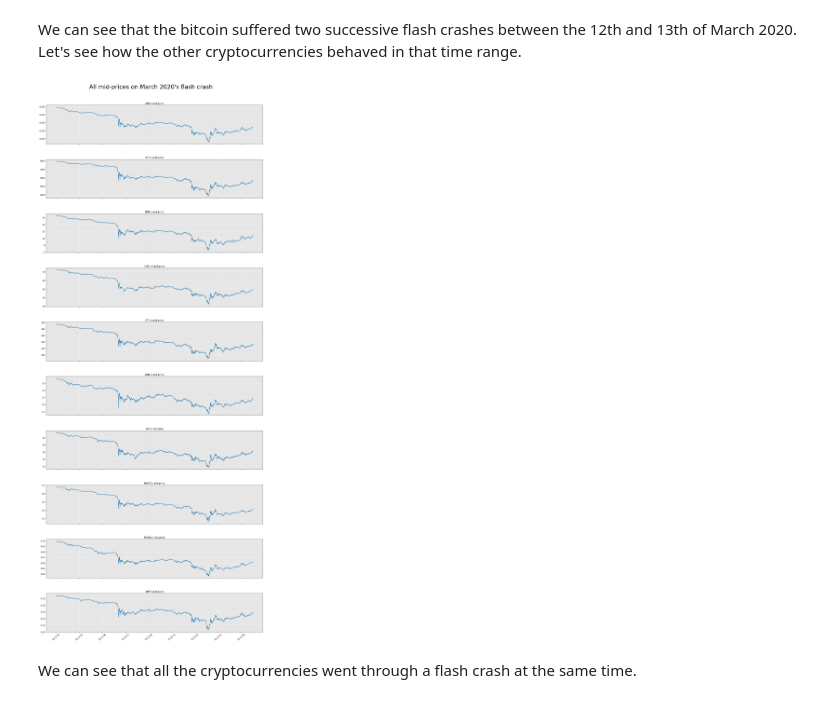
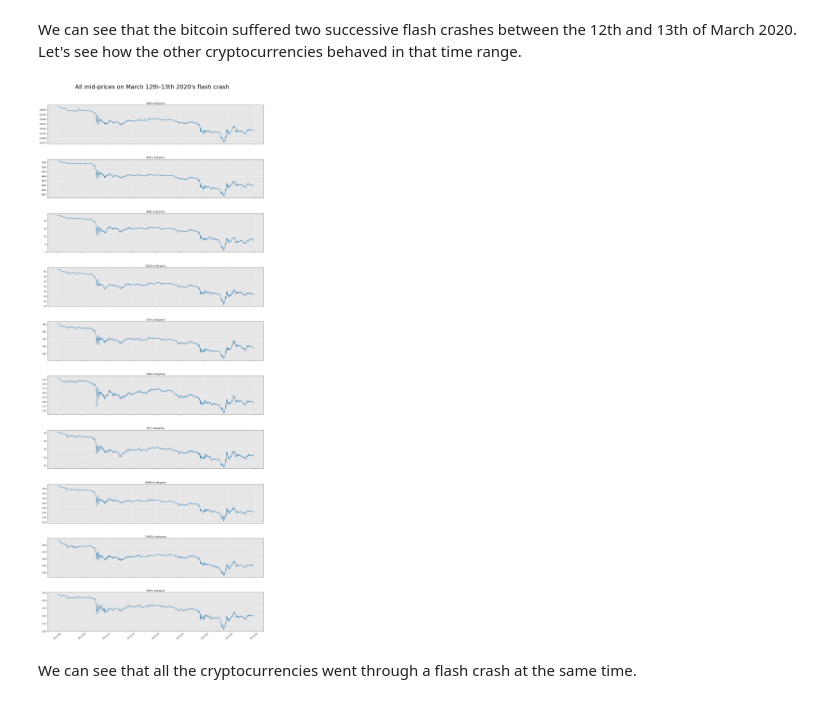
Before and after one commit to lpdbrx/FIN525-Bitcoin-Impact, a Jupyter notebook: Cross Cryptocurrency Response Function.ipynb, the cells around one changed output. Saved outputs shown, nothing was run; the diff lists cells and outputs as text; code cells hidden in the pictures.

```diff
--- a/Cross Cryptocurrency Response Function.ipynb
+++ b/Cross Cryptocurrency Response Function.ipynb
@@ -617,21 +629,21 @@ We can see that the bitcoin suffered two successive flash crashes between the 12
 # %%
 fig, axs = plt.subplots(nrows=10, ncols=1, figsize=(20, 50), sharex=True)
 
 for i in range(len(axs)):
-    relevant_df = dataframe_range_dates(dfs[i], '2020-03-12 00:00:00', '2020-03-13 10:00:00')
+    relevant_df = dataframe_range_dates(dfs[i], '2020-03-12 06:00:00', '2020-03-13 06:00:00')
     axs[i].plot(relevant_df.index, relevant_df['mid_price'])
     axs[i].grid(which='major', axis='both', color='w')
     axs[i].set_facecolor((0.9,0.9,0.9))
     axs[i].set_title(symbs[i]+"'s mid-price")
     #axs[i].set_ylabel('Midprice')
 plt.xticks(rotation=40)
 plt.subplots_adjust(hspace = 0.4)
-title = ' ' + "All mid-prices on March 2020's flash crash "
+title = ' ' + "All mid-prices on March 12th-13th 2020's flash crash "
 fig.suptitle(title, fontsize=30, y=0.91)
 plt.savefig('images/'+title+'.png', dpi=300)
 plt.show()
 # %% [output]
-[figure, old version]
+[figure, new version]
 # %% [markdown]
 We can see that all the cryptocurrencies went through a flash crash at the same time.
 # %% [markdown]
```
Also changed, not shown: parts of 16 cells of this notebook, 4 other files.
